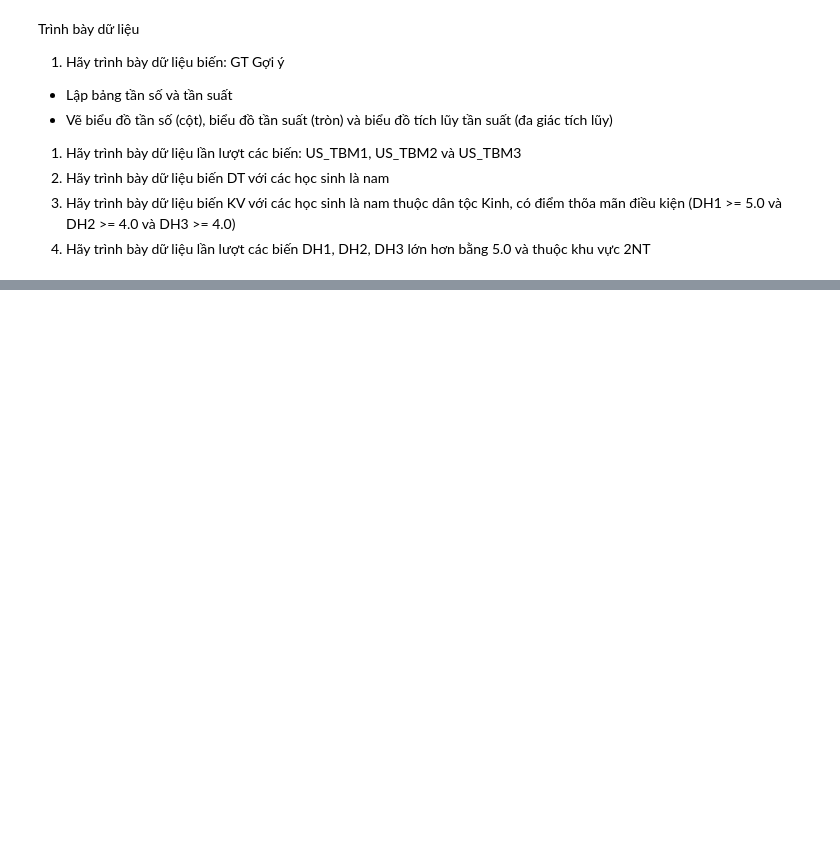
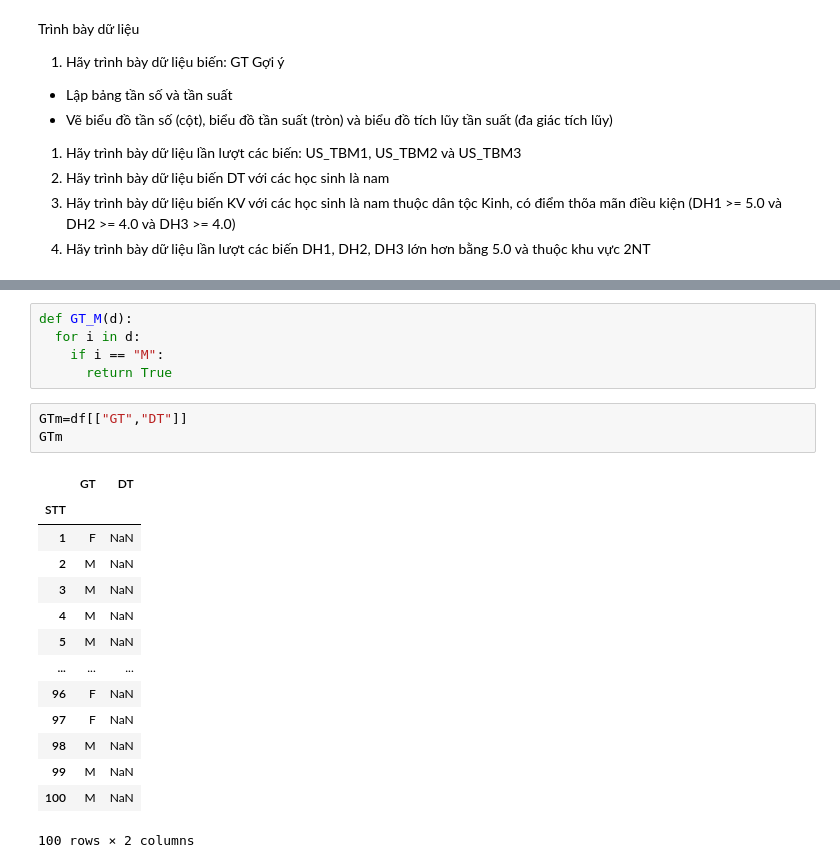
Before and after one commit to dangnhan-6426/NHAPMONPHANTICHDULIEUHOCSAU, a Jupyter notebook: Lab_2_Homework.ipynb, the cells around one changed output, grey strips where cells are left out. Cells and saved outputs as stored; diff of their text form; blank space fills up the shorter version.

```diff
--- a/Lab_2_Homework.ipynb
+++ b/Lab_2_Homework.ipynb
@@ -180,0 +209,23 @@ array([<matplotlib.axes._subplots.AxesSubplot object at 0x...>],
+# %%
+def GT_M(d):
+  for i in d:
+    if i == "M":
+      return True
+# %%
+GTm=df[["GT","DT"]]
+GTm
+# %% [output]
+|  | GT | DT |
+| STT |  |  |
+| 1 | F | NaN |
+| 2 | M | NaN |
+| 3 | M | NaN |
+| 4 | M | NaN |
+| 5 | M | NaN |
+| ... | ... | ... |
+| 96 | F | NaN |
+| 97 | F | NaN |
+| 98 | M | NaN |
+| 99 | M | NaN |
+| 100 | M | NaN |
+100 rows × 2 columns
```
Also changed, not shown: parts of 11 cells of this notebook.
